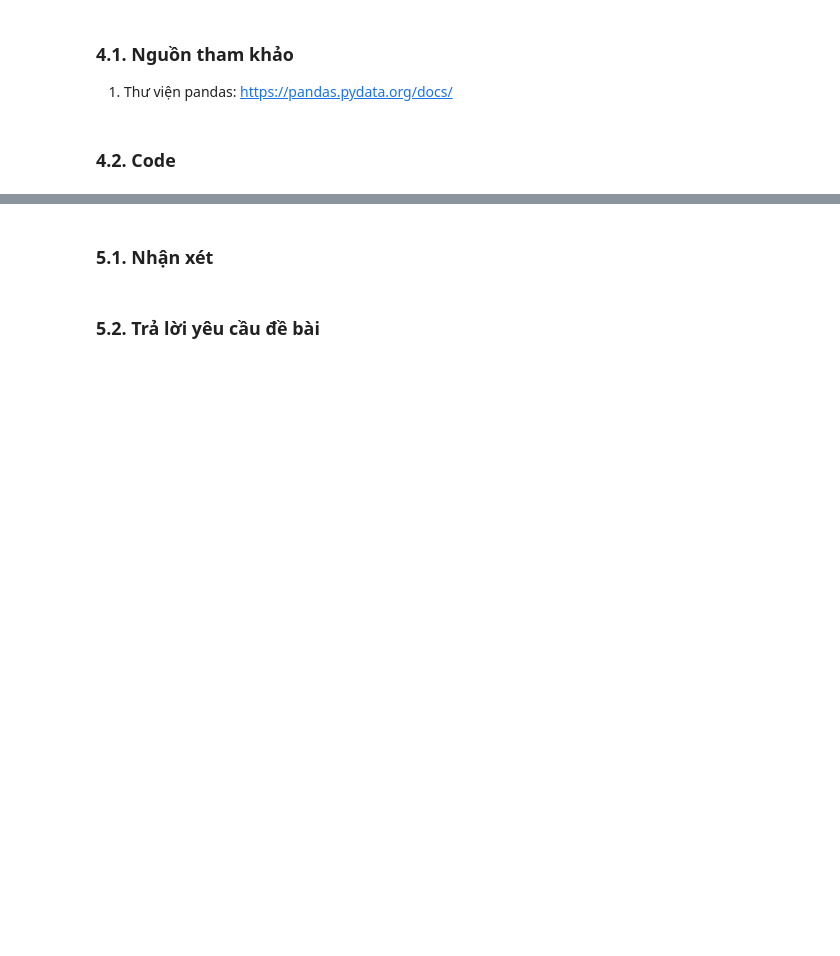
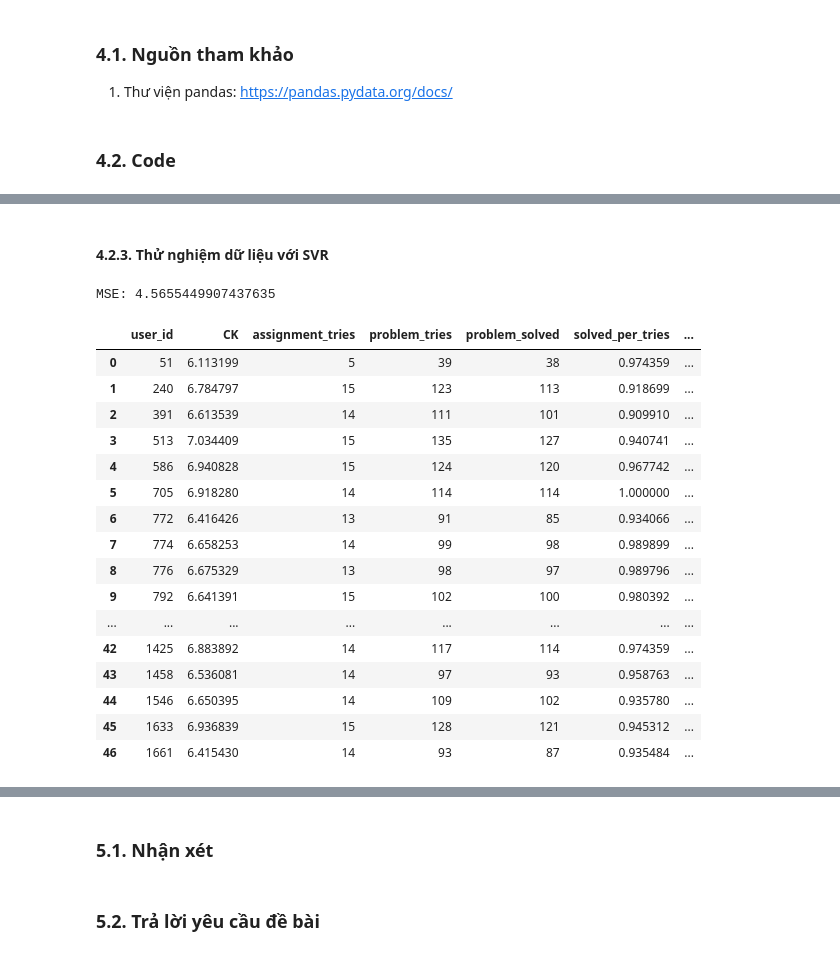
Before and after one commit to caohungphu/CS114.L21, a Jupyter notebook: Colab/Predict_final_exam_score.ipynb, the cells around one changed output, grey strips where cells are left out. Drawn from its saved outputs; the diff is of its cells as text; code cells hidden in the pictures; blank space fills up the shorter version.

```diff
--- a/Colab/Predict_final_exam_score.ipynb
+++ b/Colab/Predict_final_exam_score.ipynb
@@ -165,0 +108,57 @@ Name: CK, dtype: int64
+# %%
+# Thay header cho trùng với dữ liệu wecode
+score_training_data_new.columns = ['user_id', 'CK']
+# Thay đổi từ Object sang Numberic
+score_training_data_new['CK'] = score_training_data_new['CK'].apply(pd.to_numeric, errors='coerce')
+# %%
+# Tạo 2 dataframe mới từ bộ dữ liệu điểm CK bị thiếu
+score_train = score_training_data_new.dropna(how='any')
+score_predict = score_training_data_new[score_training_data_new.isna().any(axis=1)]
+
+# Thay giá trị index chạy từ 0
+score_train = score_train.reset_index()
+score_train = score_train.drop(columns=['index'])
+score_predict = score_predict.reset_index()
+score_predict = score_predict.drop(columns=['index'])
+# %%
+# Merge data với bộ dataset Wecode
+training_data = pd.merge(score_train, wecode_data_new_header, how='inner', on='user_id')
+predict_data = pd.merge(score_predict, wecode_data_new_header, how='inner', on='user_id')
+# %% [markdown]
+#### **4.2.3. Thử nghiệm dữ liệu với SVR**
+# %%
+# Chuẩn bị model và xem kết quả training
+from sklearn.svm import SVR
+from sklearn.metrics import mean_squared_error
+
+X = np.array(training_data[['solved_per_tries', 'problem_tries_per_problems', 'assignment_tries_per_assignments']])
+y = np.array(training_data['CK'])
+
+clf = SVR().fit(X, y)
+y_predict = clf.predict(X)
+
+print("MSE:",mean_squared_error(y, y_predict))
+# %% [output]
+MSE: 4.5655449907437635
+# %%
+# Dự đoán điểm cuối kỳ còn thiếu
+predict_data['CK'] = clf.predict(predict_data[['solved_per_tries', 'problem_tries_per_problems', 'assignment_tries_per_assignments']])
+predict_data
+# %% [output]
+|  | user_id | CK | assignment_tries | problem_tries | problem_solved | solved_per_tries | ... |
+| 0 | 51 | 6.113199 | 5 | 39 | 38 | 0.974359 | ... |
+| 1 | 240 | 6.784797 | 15 | 123 | 113 | 0.918699 | ... |
+| 2 | 391 | 6.613539 | 14 | 111 | 101 | 0.909910 | ... |
+| 3 | 513 | 7.034409 | 15 | 135 | 127 | 0.940741 | ... |
+| 4 | 586 | 6.940828 | 15 | 124 | 120 | 0.967742 | ... |
+| 5 | 705 | 6.918280 | 14 | 114 | 114 | 1.000000 | ... |
+| 6 | 772 | 6.416426 | 13 | 91 | 85 | 0.934066 | ... |
+| 7 | 774 | 6.658253 | 14 | 99 | 98 | 0.989899 | ... |
+| 8 | 776 | 6.675329 | 13 | 98 | 97 | 0.989796 | ... |
+| 9 | 792 | 6.641391 | 15 | 102 | 100 | 0.980392 | ... |
+| ... | ... | ... | ... | ... | ... | ... | ... |
+| 42 | 1425 | 6.883892 | 14 | 117 | 114 | 0.974359 | ... |
+| 43 | 1458 | 6.536081 | 14 | 97 | 93 | 0.958763 | ... |
+| 44 | 1546 | 6.650395 | 14 | 109 | 102 | 0.935780 | ... |
+| 45 | 1633 | 6.936839 | 15 | 128 | 121 | 0.945312 | ... |
+| 46 | 1661 | 6.415430 | 14 | 93 | 87 | 0.935484 | ... |
```
Also changed, not shown: parts of 20 cells of this notebook.
